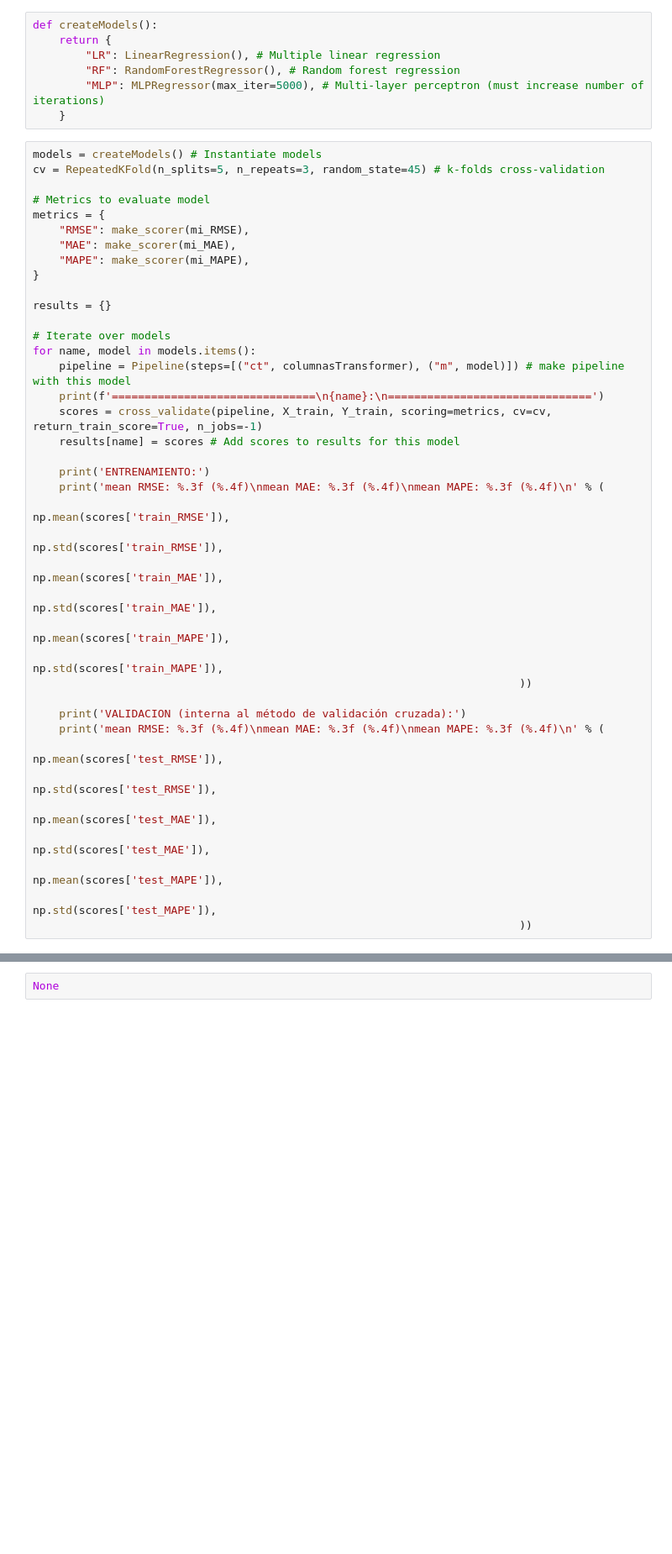
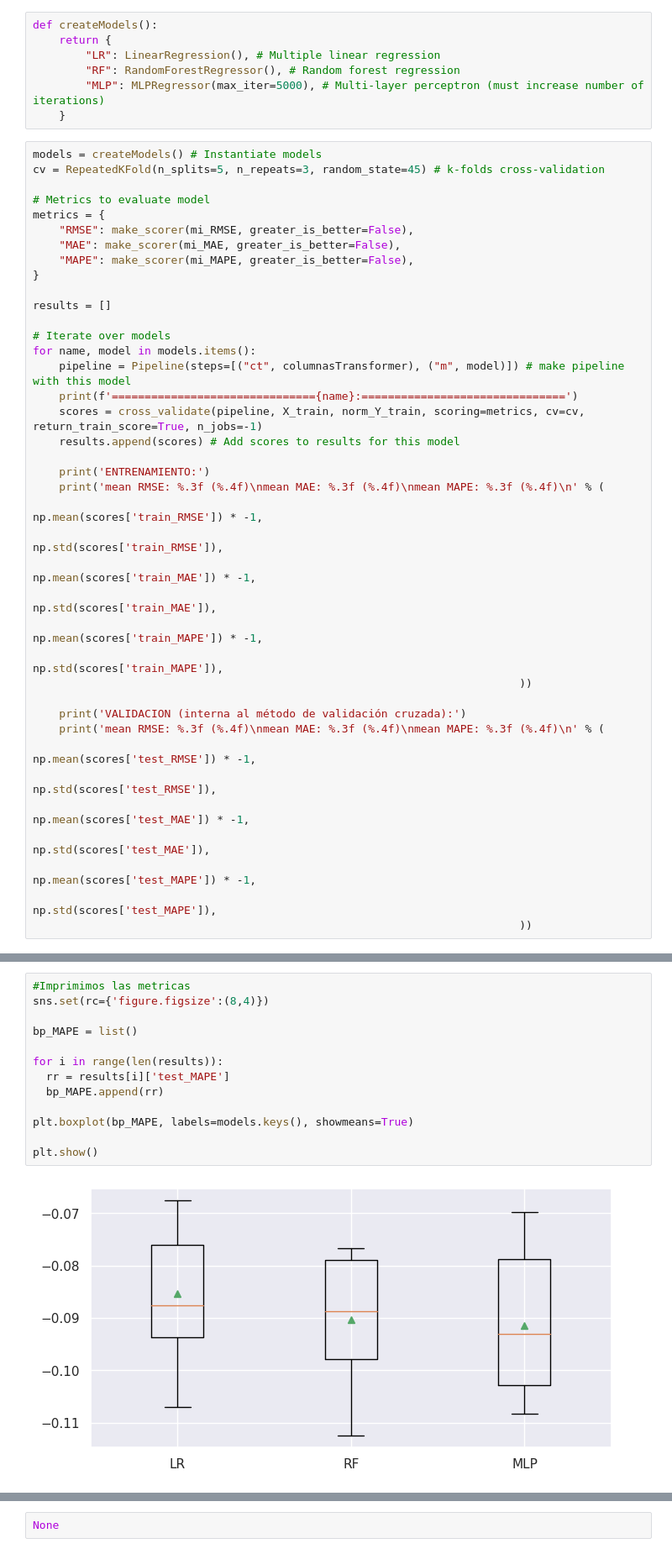
Before and after one commit to Edgar-IAH/IA-Grupo-45, a Jupyter notebook: Semana_7/Redneuronal_Equipo45.ipynb, the cells around one changed output, grey strips where cells are left out. Shown at 84% size. Saved outputs shown, nothing was run; the diff lists cells and outputs as text; blank space fills up the shorter version.

```diff
--- a/Semana_7/Redneuronal_Equipo45.ipynb
+++ b/Semana_7/Redneuronal_Equipo45.ipynb
@@ -629,37 +631,37 @@ cv = RepeatedKFold(n_splits=5, n_repeats=3, random_state=45) # k-folds cross-val
 
 # Metrics to evaluate model
 metrics = {
-    "RMSE": make_scorer(mi_RMSE),
-    "MAE": make_scorer(mi_MAE),
-    "MAPE": make_scorer(mi_MAPE),
+    "RMSE": make_scorer(mi_RMSE, greater_is_better=False),
+    "MAE": make_scorer(mi_MAE, greater_is_better=False),
+    "MAPE": make_scorer(mi_MAPE, greater_is_better=False),
 }
 
-results = {}
+results = []
 
 # Iterate over models
 for name, model in models.items():
     pipeline = Pipeline(steps=[("ct", columnasTransformer), ("m", model)]) # make pipeline with this model
-    print(f'===============================\n{name}:\n===============================')
-    scores = cross_validate(pipeline, X_train, Y_train, scoring=metrics, cv=cv, return_train_score=True, n_jobs=-1)
-    results[name] = scores # Add scores to results for this model
+    print(f'==============================={name}:===============================')
+    scores = cross_validate(pipeline, X_train, norm_Y_train, scoring=metrics, cv=cv, return_train_score=True, n_jobs=-1)
+    results.append(scores) # Add scores to results for this model
 
     print('ENTRENAMIENTO:')
     print('mean RMSE: %.3f (%.4f)\nmean MAE: %.3f (%.4f)\nmean MAPE: %.3f (%.4f)\n' % (
-                                                                          np.mean(scores['train_RMSE']),
+                                                                          np.mean(scores['train_RMSE']) * -1,
                                                                           np.std(scores['train_RMSE']),
-                                                                          np.mean(scores['train_MAE']),
+                                                                          np.mean(scores['train_MAE']) * -1,
                                                                           np.std(scores['train_MAE']),
-                                                                          np.mean(scores['train_MAPE']),
+                                                                          np.mean(scores['train_MAPE']) * -1,
                                                                           np.std(scores['train_MAPE']),
                                                                           ))
 
     print('VALIDACION (interna al método de validación cruzada):')
     print('mean RMSE: %.3f (%.4f)\nmean MAE: %.3f (%.4f)\nmean MAPE: %.3f (%.4f)\n' % (
-                                                                          np.mean(scores['test_RMSE']),
+                                                                          np.mean(scores['test_RMSE']) * -1,
                                                                           np.std(scores['test_RMSE']),
-                                                                          np.mean(scores['test_MAE']),
+                                                                          np.mean(scores['test_MAE']) * -1,
                                                                           np.std(scores['test_MAE']),
-                                                                          np.mean(scores['test_MAPE']),
+                                                                          np.mean(scores['test_MAPE']) * -1,
                                                                           np.std(scores['test_MAPE']),
                                                                           ))
 # %% [output]
@@ -688 +690,16 @@ None
+# %%
+#Imprimimos las metricas
+sns.set(rc={'figure.figsize':(8,4)})
+
+bp_MAPE = list()
+
+for i in range(len(results)):
+  rr = results[i]['test_MAPE']
+  bp_MAPE.append(rr)
+
+plt.boxplot(bp_MAPE, labels=models.keys(), showmeans=True)
+
+plt.show()
+# %% [output]
+[figure, added]
 # %% [markdown]
```
Also changed, not shown: parts of 38 cells of this notebook.
